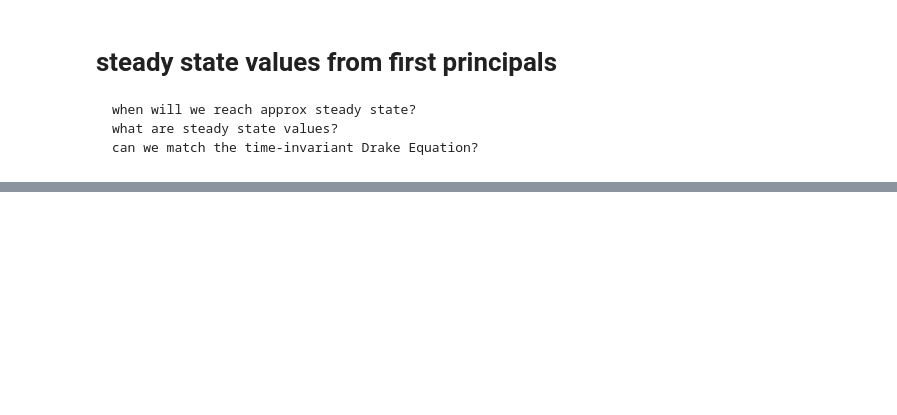
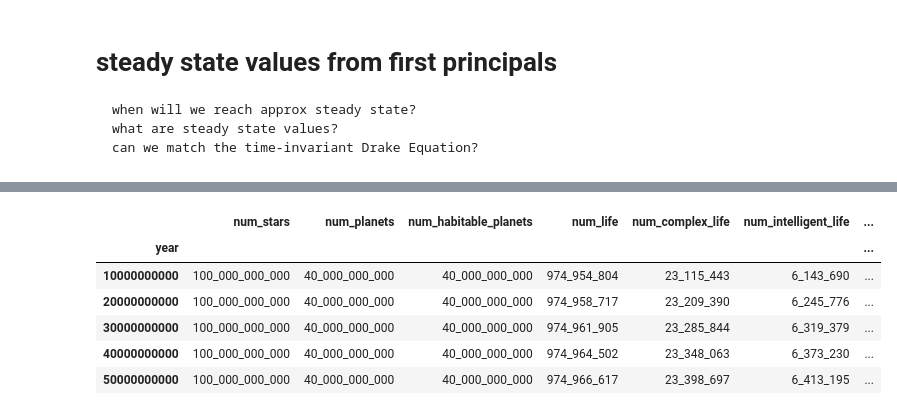
Before and after one commit to KevinCarr42/Time-Dependent-Drake-Equation, a Jupyter notebook: Time_Dependent_Drake_Equation.ipynb, the cells around one changed output, grey strips where cells are left out. Drawn from its saved outputs; the diff is of its cells as text; code cells hidden in the pictures; blank space fills up the shorter version.

```diff
--- a/Time_Dependent_Drake_Equation.ipynb
+++ b/Time_Dependent_Drake_Equation.ipynb
@@ -540,0 +570,14 @@ plot.set_xlabel('Billions of Years');
+# %%
+%%time
+steady_state = pd.DataFrame(
+    [[0, 100_000_000_000, 40_000_000_000, 40_000_000_000, 974_950_000, 23_000_000, 6_000_000, 8_000, 6_000, 0]],
+    columns = columns,
+    index=[0]
+).set_index(index)
+
+for i in range(5):
+    temp_df = TimeDependentDrake(10_000_000_000*(i+1), P_tech_dominance, df_input=steady_state)
+    steady_state = steady_state.append(temp_df.iloc[[-1]])
+
+steady_state.tail()
+# %% [output]
@@ -540,0 +585,7 @@ plot.set_xlabel('Billions of Years');
+|  | num_stars | num_planets | num_habitable_planets | num_life | num_complex_life | num_intelligent_life | ... |
+| year |  |  |  |  |  |  | ... |
+| 10000000000 | 100_000_000_000 | 40_000_000_000 | 40_000_000_000 | 974_954_804 | 23_115_443 | 6_143_690 | ... |
+| 20000000000 | 100_000_000_000 | 40_000_000_000 | 40_000_000_000 | 974_958_717 | 23_209_390 | 6_245_776 | ... |
+| 30000000000 | 100_000_000_000 | 40_000_000_000 | 40_000_000_000 | 974_961_905 | 23_285_844 | 6_319_379 | ... |
+| 40000000000 | 100_000_000_000 | 40_000_000_000 | 40_000_000_000 | 974_964_502 | 23_348_063 | 6_373_230 | ... |
+| 50000000000 | 100_000_000_000 | 40_000_000_000 | 40_000_000_000 | 974_966_617 | 23_398_697 | 6_413_195 | ... |
```
Also changed, not shown: parts of 17 cells of this notebook.
